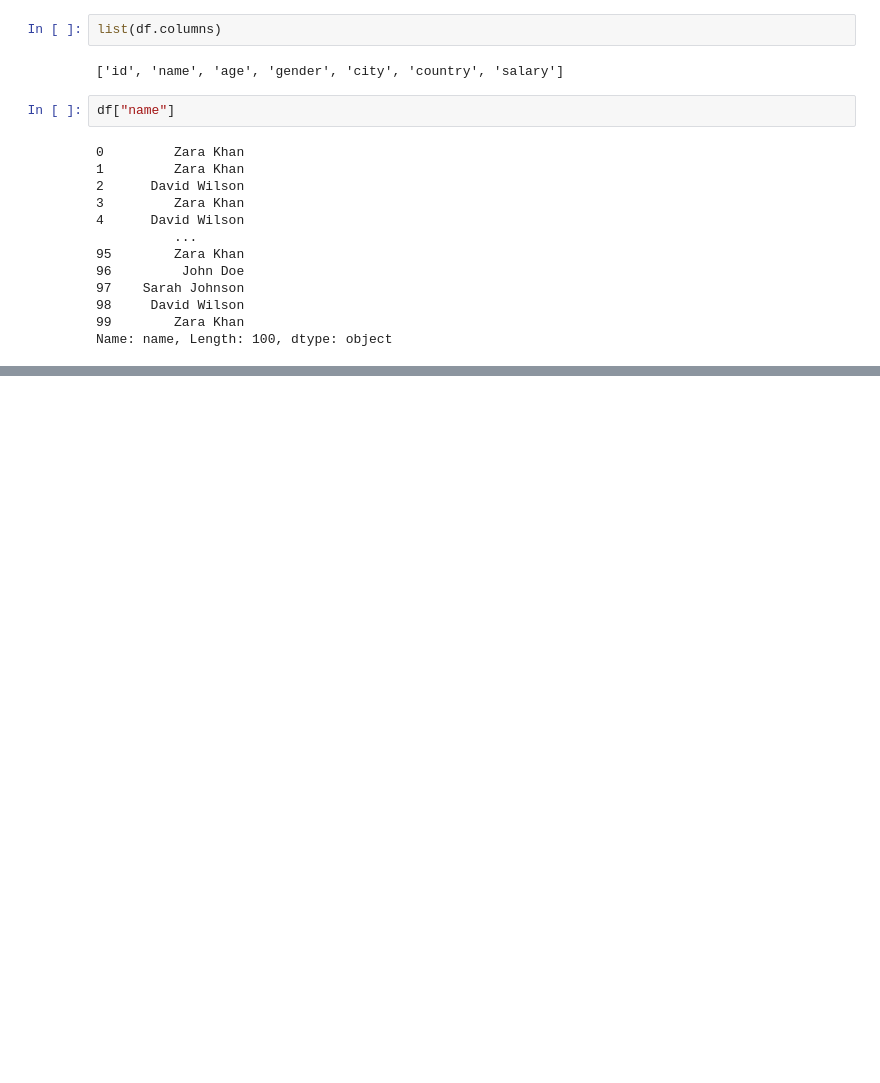
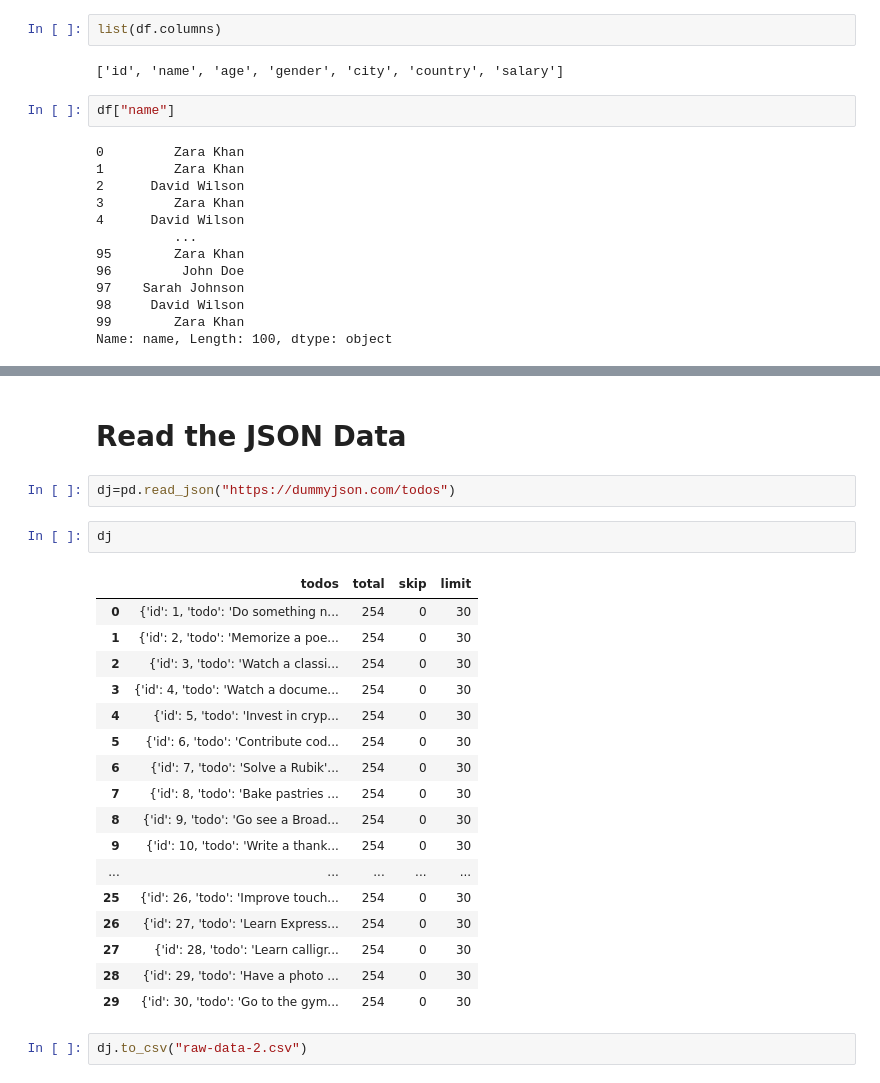
Before and after one commit to MANI-WEBDEVE/Learn_AI, a Jupyter notebook: pandas/basic_pandas/main.ipynb, the cells around one changed output, grey strips where cells are left out. Saved outputs shown, nothing was run; the diff lists cells and outputs as text; blank space fills up the shorter version.

```diff
--- a/pandas/basic_pandas/main.ipynb
+++ b/pandas/basic_pandas/main.ipynb
@@ -83,0 +256,26 @@ Name: name, Length: 100, dtype: object
+# %% [markdown]
+# Read the JSON Data
+# %%
+dj=pd.read_json("https://dummyjson.com/todos")
+# %%
+dj
+# %% [output]
+|  | todos | total | skip | limit |
+| 0 | {'id': 1, 'todo': 'Do something n... | 254 | 0 | 30 |
+| 1 | {'id': 2, 'todo': 'Memorize a poe... | 254 | 0 | 30 |
+| 2 | {'id': 3, 'todo': 'Watch a classi... | 254 | 0 | 30 |
+| 3 | {'id': 4, 'todo': 'Watch a docume... | 254 | 0 | 30 |
+| 4 | {'id': 5, 'todo': 'Invest in cryp... | 254 | 0 | 30 |
+| 5 | {'id': 6, 'todo': 'Contribute cod... | 254 | 0 | 30 |
+| 6 | {'id': 7, 'todo': 'Solve a Rubik'... | 254 | 0 | 30 |
+| 7 | {'id': 8, 'todo': 'Bake pastries ... | 254 | 0 | 30 |
+| 8 | {'id': 9, 'todo': 'Go see a Broad... | 254 | 0 | 30 |
+| 9 | {'id': 10, 'todo': 'Write a thank... | 254 | 0 | 30 |
+| ... | ... | ... | ... | ... |
+| 25 | {'id': 26, 'todo': 'Improve touch... | 254 | 0 | 30 |
+| 26 | {'id': 27, 'todo': 'Learn Express... | 254 | 0 | 30 |
+| 27 | {'id': 28, 'todo': 'Learn calligr... | 254 | 0 | 30 |
+| 28 | {'id': 29, 'todo': 'Have a photo ... | 254 | 0 | 30 |
+| 29 | {'id': 30, 'todo': 'Go to the gym... | 254 | 0 | 30 |
+# %%
+dj.to_csv("raw-data-2.csv")
```
Also changed, not shown: parts of 21 cells of this notebook, 6 other files.
